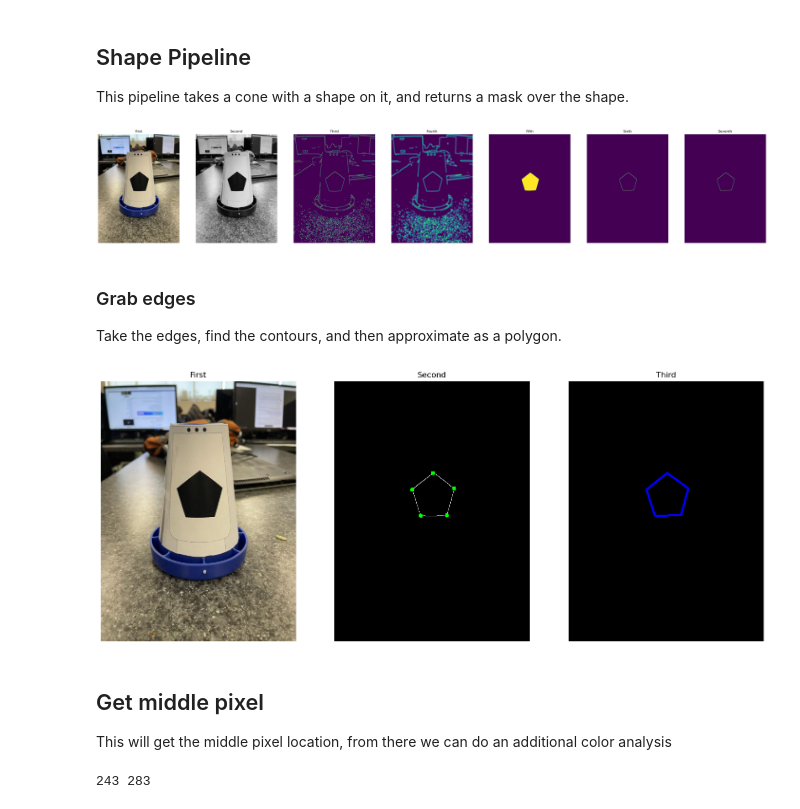
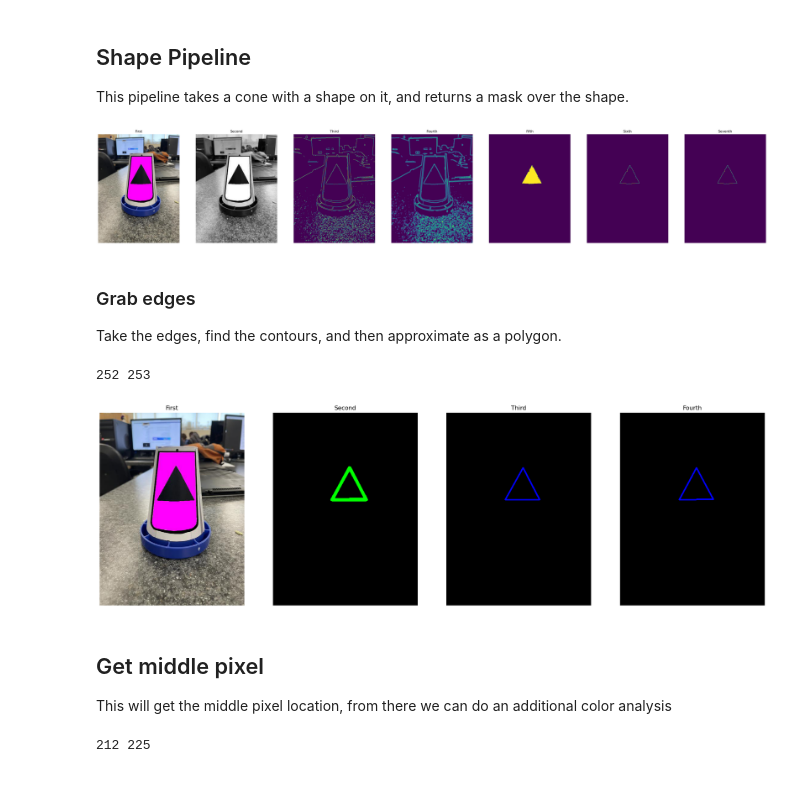
Before and after one commit to FTC-6093/Powerplay6093, a Jupyter notebook: TeamCode/src/main/java/org/firstinspires/ftc/teamcode/pythoncone/cone.ipynb, the cells around one changed output. Saved outputs shown, nothing was run; the diff lists cells and outputs as text; code cells hidden in the pictures.

Commit message:
Modify for pink cones

```diff
--- a/TeamCode/src/main/java/org/firstinspires/ftc/teamcode/pythoncone/cone.ipynb
+++ b/TeamCode/src/main/java/org/firstinspires/ftc/teamcode/pythoncone/cone.ipynb
@@ -87,17 +87,18 @@ from pickle import dump
 
 color_pipeline = lambda img, seed: compose_gen(
         (extract_channel, (0,)),
-        # 200 is min, 250 is max. If theres too much bg noise, turn up 200. If the shape gets cut, turn up 250.
-        (cv2.Canny, (200, 250)),
-        (cv2.blur, ((7, 7),)),
+        # 200 is min, 250 is max. If theres too much bg noise, turn up 200. If the shape gets cut, turn down 250.
+        (cv2.Canny, (200, 200)),
+        (cv2.blur, ((5, 5),)),
         (flood_from_pix, (seed,)),
         (cv2.Canny, (200, 250)),
+        # (lambda x: cv2.threshold(x,254,255,cv2.THRESH_BINARY)[1],()),
         # (point, (seed, (255,0,0))),
         # (tri_stack, ()),
         (np.ndarray.astype,("uint8",)),
     )(img)
 
-image = cv2.imread("Images/Shapes/Downscaled/pentagon_downscaled_cone.jpg")
+image = cv2.imread("Images/Shapes/Downscaled/trianglepb_downscaled_cone.jpg")
 # webcam = cv2.VideoCapture(0)
 # image = webcam.read()[1]
 # webcam.release()
@@ -112,7 +113,8 @@ prep_pipeline = compose(
 image = prep_pipeline(image)
 
 cnvimage = cv2.cvtColor(image, cv2.COLOR_RGB2HSV)
-cnvimages = color_pipeline(image,(250,245))
+# cnvimages = color_pipeline(image,(250,245))
+cnvimages = color_pipeline(image,(250,251))
 # cnvimage = cv2.cvtColor(cnvimage, cv2.COLOR_HSV2RGB)
 add_image(*cnvimages)
 # cnvimage = cv2.cvtColor(cnvimage, cv2.COLOR_RGB2GRAY)
@@ -121,9 +123,10 @@ add_image(*cnvimages)
 # cv2.imwrite("Images/Shapes V2/Normal/Pentagon.png",image)
 # cv2.imwrite("Images/Shapes V2/Processed/Pentagon.png",cnvimage)
 
+dump(image, open("temp/image",'wb+'))
 dump(cnvimages[-1], open("temp/cnvimage",'wb+'))
 # %% [output]
-[figure, old version]
+[figure, new version]
 # %% [markdown]
 ### Grab edges
 
@@ -131,29 +134,46 @@ Take the edges, find the contours, and then approximate as a polygon.
 # %%
 from pickle import load
 
+image = load(open("temp/image",'rb'))
 cnvimage = load(open("temp/cnvimage",'rb'))
+# cvnimage = cnvimages[-1]
 
-def count_poly_seed(seed: tuple):
-    contours, _ = cv2.findContours(color_pipeline(image,seed)[-1], cv2.RETR_TREE, cv2.CHAIN_APPROX_SIMPLE)
-    return cv2.approxPolyDP(contours[0],10,True)
+    # contours, _ = cv2.findContours(made_im, cv2.RETR_TREE, cv2.CHAIN_APPROX_SIMPLE)
+    # return cv2.approxPolyDP(contours[contour],20,True),made_im
 
-poly = count_poly_seed((height//2,width//2))
+# poly, outimage = count_poly_seed((height//2,width//2))
 
-cnv_draw = np.zeros(cnvimage.shape,dtype=np.uint8)
-cnv_draw = tri_stack(cnv_draw)
-cnv_draw = cv2.polylines(cnv_draw,[poly],True,(0,0,255),3)
-# cnv_draw = cv2.drawContours(cnv_draw,poly,-1,(0,0,255),3)
+polys = []
+for contour in cv2.findContours(cnvimage, cv2.RETR_TREE, cv2.CHAIN_APPROX_SIMPLE)[0]:
+    # contour = contour[0]
+    if len(contour) <= 10: continue
+    if len(poly:=cv2.approxPolyDP(contour,20,True)) > 1:
+        polys.append(poly)
+
+
+print(*[sum(polys[1][:,:,x])[0]//len(polys[1]) for x in (0,1)])
+# poly, outimage = count_poly_seed((height//2,width//2))
+
+# approxpolydp PER contour, filter out 1's
+cnv_draws = []
+for poly in polys:
+    cnv_draw = np.zeros(cnvimage.shape,dtype=np.uint8)
+    cnv_draw = tri_stack(cnv_draw)
+    cnv_draw = cv2.polylines(cnv_draw,[poly],True,(0,0,255),3)
+    # cnv_draw = cv2.drawContours(cnv_draw,poly,-1,(0,0,255),3)
+    cnv_draws.append(cnv_draw)
 
 cnvimage = tri_stack(cnvimage)
-cnvimage = cv2.drawContours(cnvimage,poly,-1,(0,255,0),10)
+cnvimage = cv2.drawContours(cnvimage,polys,-1,(0,255,0),10)
 
-add_image(image, cnvimage, cnv_draw)
+add_image(image, cnvimage, *cnv_draws)
 # %% [output]
+252 253
-[figure, old version]
+[figure, new version]
 # %% [markdown]
 ## Get middle pixel
 This will get the middle pixel location, from there we can do an additional color analysis
 # %%
 print(*[sum(poly[:,:,x])[0]//len(poly) for x in (0,1)])
 # %% [output]
-243 283
+212 225
```
Also changed, not shown: 2 other files.
